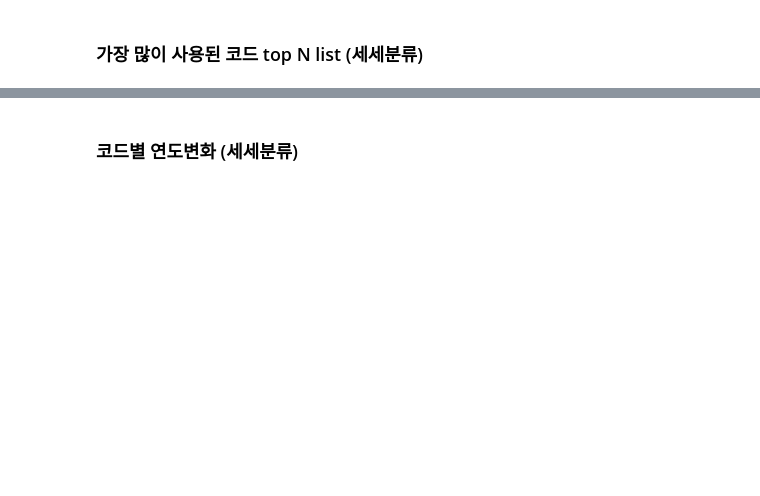
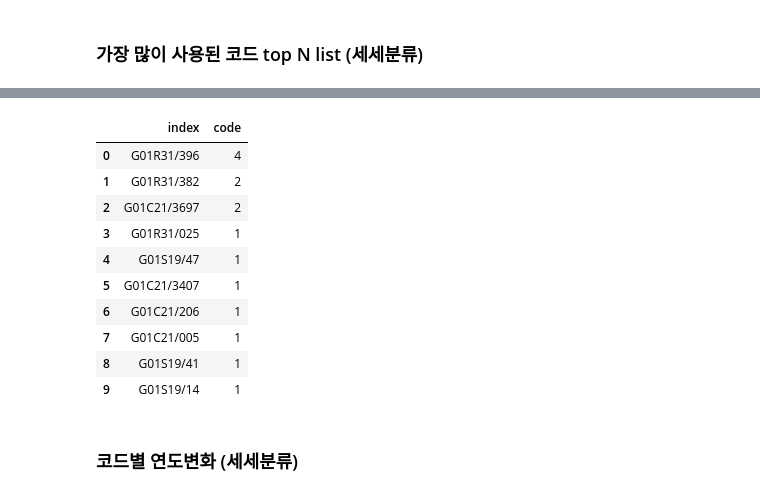
Before and after one commit to kmlee419/patent_analysis, a Jupyter notebook: Tesla_patent_analysis.ipynb, the cells around one changed output, grey strips where cells are left out. Cells and saved outputs as stored; diff of their text form; code cells hidden in the pictures; blank space fills up the shorter version.

```diff
--- a/Tesla_patent_analysis.ipynb
+++ b/Tesla_patent_analysis.ipynb
@@ -63,3 +105,22 @@ code_count.head(10) # 순위 개수 바꾸기 가능
+# %%
+#중분류 선택
+code = 'G01'
+
+df_code = df[df['code_2']==code]
+code_count = df_code['code'].value_counts().reset_index()
+code_count.head(10) # 순위 개수 바꾸기 가능
+# %% [output]
+|  | index | code |
+| 0 | G01R31/396 | 4 |
+| 1 | G01R31/382 | 2 |
+| 2 | G01C21/3697 | 2 |
+| 3 | G01R31/025 | 1 |
+| 4 | G01S19/47 | 1 |
+| 5 | G01C21/3407 | 1 |
+| 6 | G01C21/206 | 1 |
+| 7 | G01C21/005 | 1 |
+| 8 | G01S19/41 | 1 |
+| 9 | G01S19/14 | 1 |
 # %% [markdown]
 ### 코드별 연도변화 (세세분류)
 # %%
```
Also changed, not shown: parts of 11 cells of this notebook.
